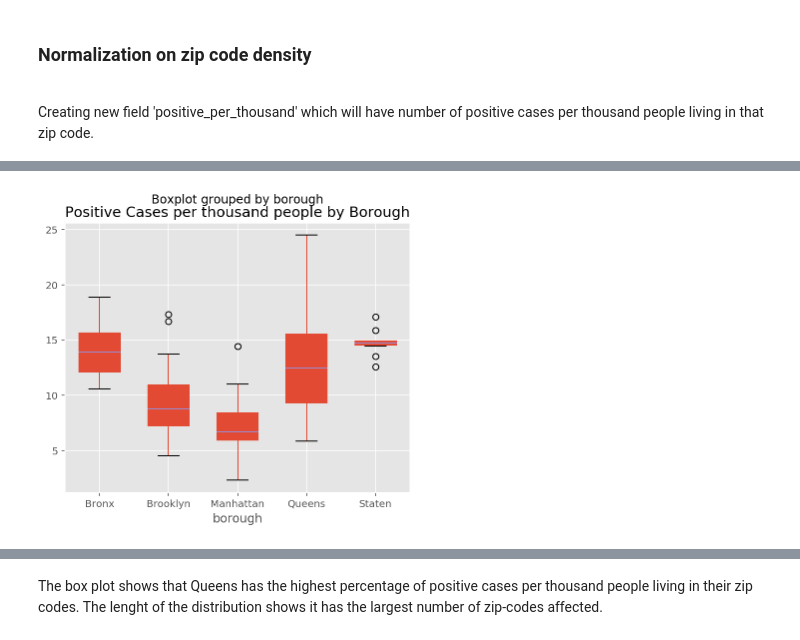
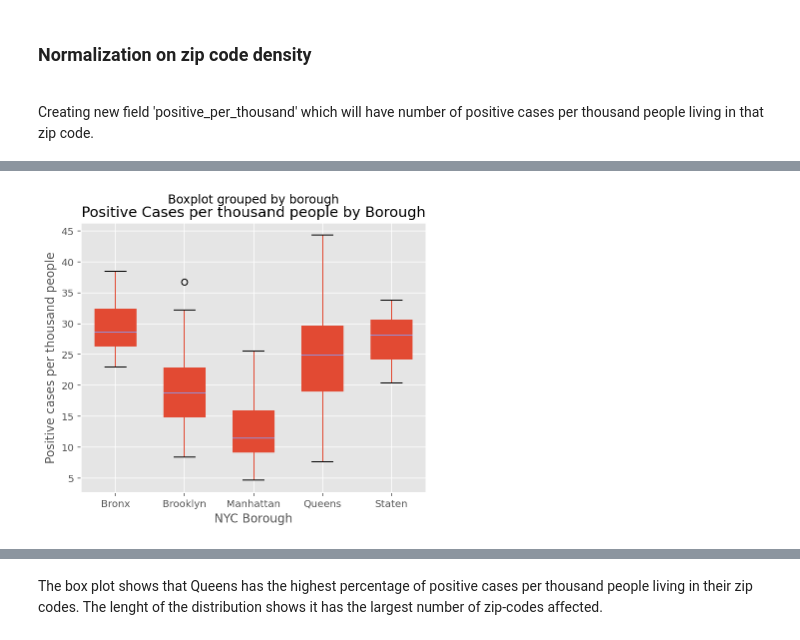
Before and after one commit to RuggieroJulian/covid-19, a Jupyter notebook: Midterm Project Ruggiero Julian.ipynb, the cells around one changed output, grey strips where cells are left out. Saved outputs shown, nothing was run; the diff lists cells and outputs as text; code cells hidden in the pictures.

```diff
--- a/Midterm Project Ruggiero Julian.ipynb
+++ b/Midterm Project Ruggiero Julian.ipynb
@@ -52,5 +49,8 @@ https://github.com/gitjuli/covid-19/blob/master/uszips.csv
 # %%
 population=pd.read_csv('https://raw.githubusercontent.com/gitjuli/covid-19/master/uszips.csv')
 population.rename(columns = {'zip':'zip_code'}, inplace=True)
-population.head()
+
+# merge
+covid_data = pd.merge(covid_data[covid_data['zip_code'].notna()], population, how='inner', on=['zip_code'])
+covid_data.head()
 # %% [output]
@@ -82,5 +71,8 @@ https://github.com/gitjuli/covid-19/blob/master/usincome.csv
 #get income data
 income=pd.read_csv('https://raw.githubusercontent.com/gitjuli/covid-19/master/usincome.csv')
 income.rename(columns = {'Zip':'zip_code', 'Median':'median_income', 'Mean':'mean_income'}, inplace=True)
-income.head()
+
+# merge
+covid_data = pd.merge(covid_data[covid_data['zip_code'].notna()], income, how='inner', on=['zip_code'])
+covid_data.head()
 # %% [output]
@@ -130,5 +116,11 @@ https://github.com/gitjuli/covid-19/blob/master/zip_borough.csv
 # %%
 #data source 2 (zip code by borough)
 borough=pd.read_csv('https://raw.githubusercontent.com/gitjuli/covid-19/master/zip_borough.csv')
-borough.head(1)
+borough.rename(columns = {'zip':'zip_code'}, inplace=True)
+
+#merge
+covid_data = pd.merge(covid_data[covid_data['zip_code'].notna()], borough, how='inner', on=['zip_code'])
+covid_data["zip_code"]=covid_data["zip_code"].astype(int).astype(str)
+covid_data["mean_income"]=covid_data["mean_income"].astype(int)
+covid_data.head()
 # %% [output]
@@ -165,0 +137,3 @@ covid_zip_codes.head()
+# %%
+covid_data["positive_per_thousand"]=(1000 * covid_data["covid_positive"])/covid_data["population"]
+covid_data.head()
@@ -166,6 +147,8 @@ covid_zip_codes.head()
 # %%
-# boxplot NYC borough by number of positive cases
-covid_zip_codes.boxplot(column='positive_per_thousand', by='borough', widths = 0.6,patch_artist = True,figsize=(6,5));
+# boxplot NYC borough by number of positive per thousand cases
+covid_data.boxplot(column='positive_per_thousand', by='borough', widths = 0.6,patch_artist = True,figsize=(6,5));
+plt.xlabel("NYC Borough")
+plt.ylabel("Positive cases per thousand people")
 plt.title('Positive Cases per thousand people by Borough');
 # %% [output]
-[figure, old version]
+[figure, new version]
```
Also changed, not shown: parts of 91 cells of this notebook.
